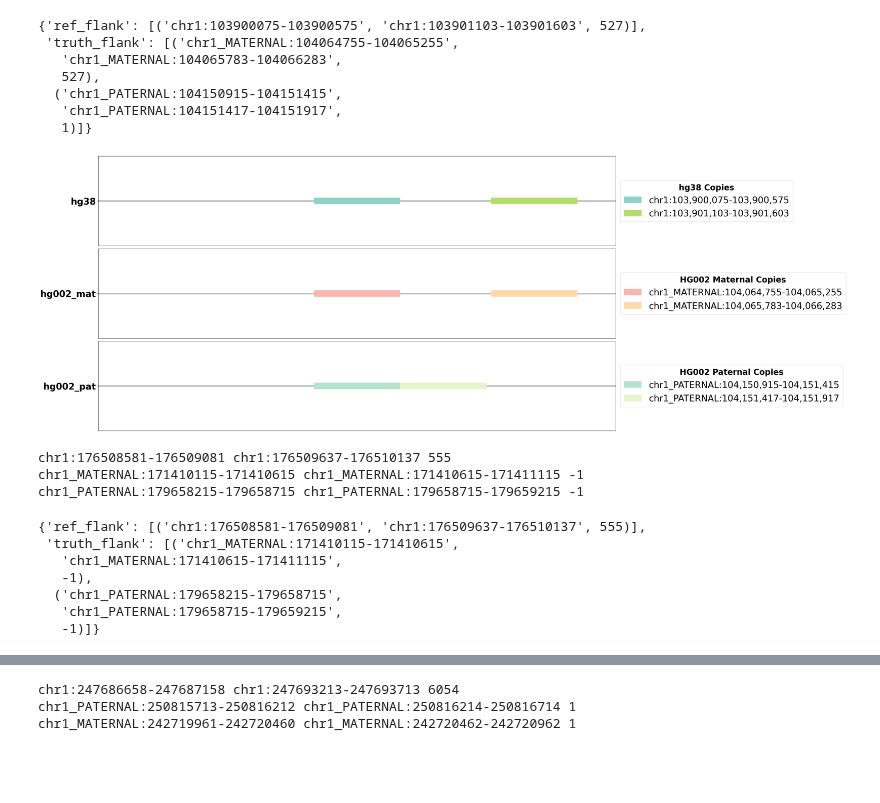
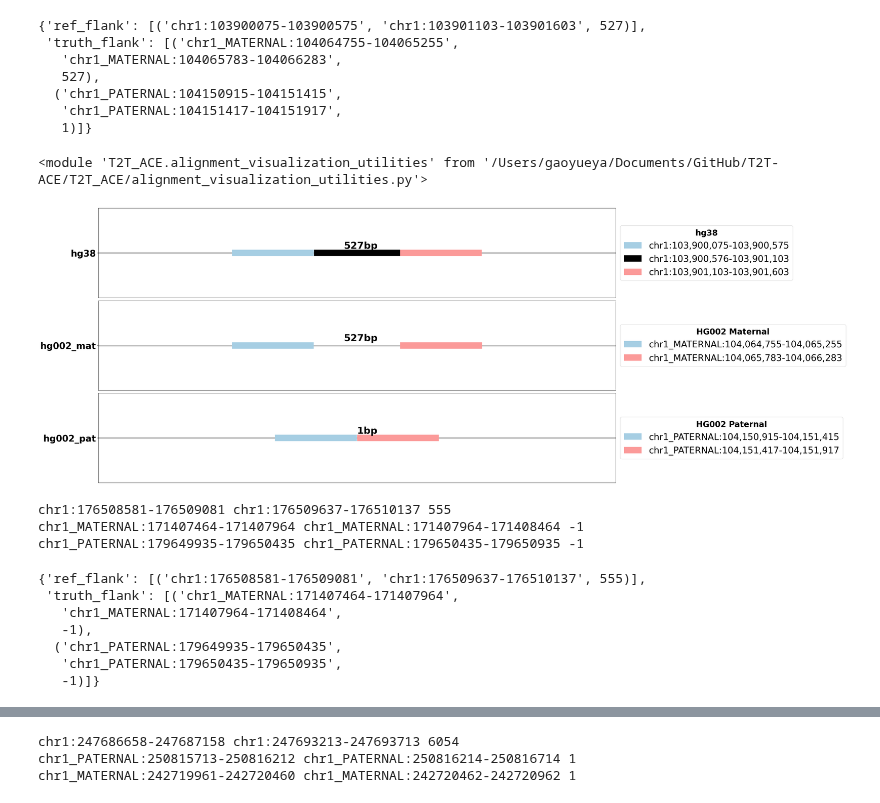
Before and after one commit to broadinstitute/T2T-ACE, a Jupyter notebook: notebooks/alignment.ipynb, the cells around one changed output, grey strips where cells are left out. Drawn from its saved outputs; the diff is of its cells as text; code cells hidden in the pictures; blank space fills up the shorter version.

Commit message:
Modify compare interval function to help with flanking region visualization

```diff
--- a/notebooks/alignment.ipynb
+++ b/notebooks/alignment.ipynb
@@ -39,7 +40,11 @@ chr1_PATERNAL:104150915-104151415 chr1_PATERNAL:104151417-104151917 1
   ('chr1_PATERNAL:104150915-104151415',
    'chr1_PATERNAL:104151417-104151917',
    1)]}
+# %%
+importlib.reload(avu)
+# %% [output]
+<module 'T2T_ACE.alignment_visualization_utilities' from '/Users/gaoyueya/Documents/GitHub/T2T-ACE/T2T_ACE/alignment_visualization_utilities.py'>
 # %%
-asu.plot_intervals(['chr1:103900075-103900575', 'chr1:103901103-103901603'],['chr1_MATERNAL:104064755-104065255','chr1_MATERNAL:104065783-104066283','chr1_PATERNAL:104150915-104151415','chr1_PATERNAL:104151417-104151917']).plot_interval_single_chrom()
+avu.PlotIntervals(['chr1:103900576-103901103', 'chr1:103900075-103900575', 'chr1:103901103-103901603'],['chr1_MATERNAL:104064755-104065255','chr1_MATERNAL:104065783-104066283','chr1_PATERNAL:104150915-104151415','chr1_PATERNAL:104151417-104151917']).plot_intervals_comparison(flanking=True)
 # %% [output]
-[figure, old version]
+[figure, new version]
@@ -48,15 +51,15 @@ asu.plot_intervals(['chr1:103900075-103900575', 'chr1:103901103-103901603'],['ch
 # %%
 # SIMPLE SMALL HOM DELETION
 #ev = evaluate_deletion(ReferenceLocations.hg38, ReferenceLocations.hg002t2t, "chr1:176509082-176509637", hg38, hg002t2t, True)
-get_flanking_pairs("chr1:176509082-176509637", ReferenceLocations.hg38, hg38, hg002t2t)
+v.get_flanking_pairs("chr1:176509082-176509637", ReferenceLocations.hg38, hg38, hg002t2t)
 # %% [output]
 chr1:176508581-176509081 chr1:176509637-176510137 555
-chr1_MATERNAL:171410115-171410615 chr1_MATERNAL:171410615-171411115 -1
-chr1_PATERNAL:179658215-179658715 chr1_PATERNAL:179658715-179659215 -1
+chr1_MATERNAL:171407464-171407964 chr1_MATERNAL:171407964-171408464 -1
+chr1_PATERNAL:179649935-179650435 chr1_PATERNAL:179650435-179650935 -1
 {'ref_flank': [('chr1:176508581-176509081', 'chr1:176509637-176510137', 555)],
- 'truth_flank': [('chr1_MATERNAL:171410115-171410615',
-   'chr1_MATERNAL:171410615-171411115',
+ 'truth_flank': [('chr1_MATERNAL:171407464-171407964',
+   'chr1_MATERNAL:171407964-171408464',
    -1),
-  ('chr1_PATERNAL:179658215-179658715',
-   'chr1_PATERNAL:179658715-179659215',
+  ('chr1_PATERNAL:179649935-179650435',
+   'chr1_PATERNAL:179650435-179650935',
    -1)]}
```
Also changed, not shown: parts of 5 cells of this notebook, 8 other files.
